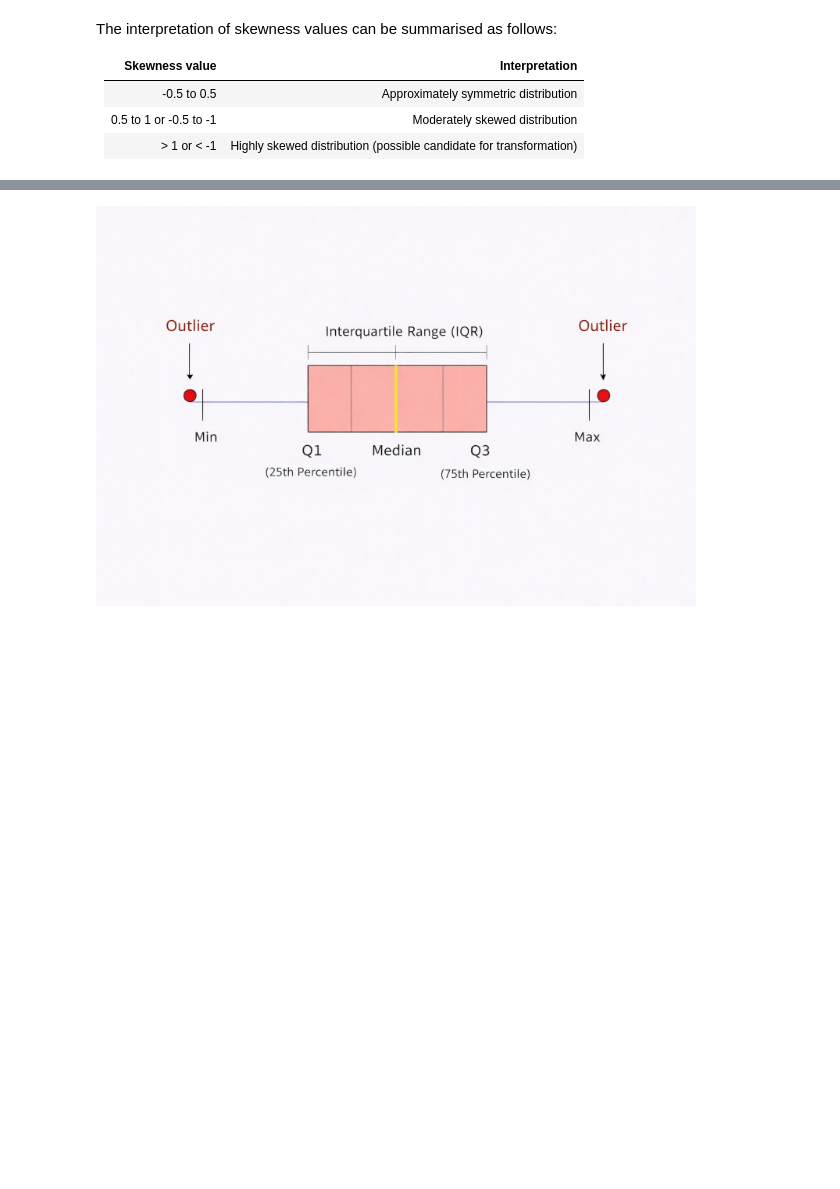
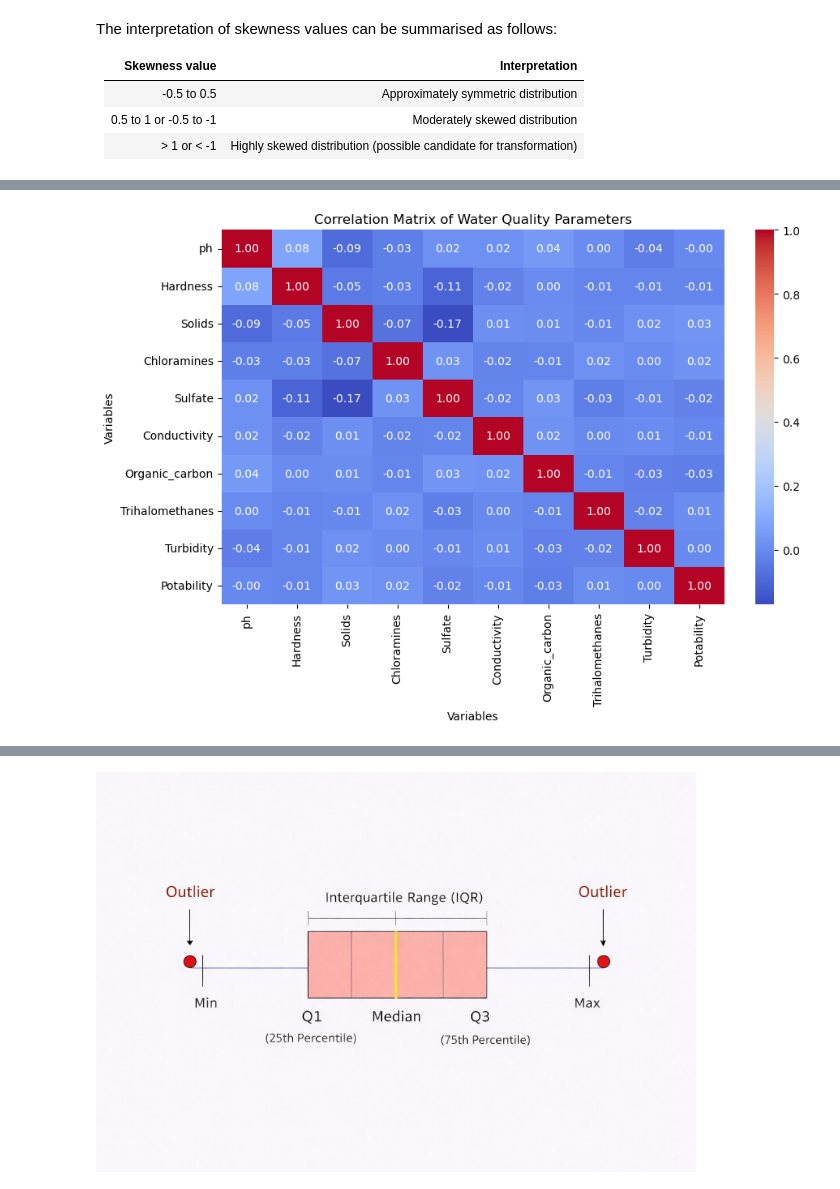
Before and after one commit to AnanyCasasManosalva/water-potability-prediction-ml, a Jupyter notebook: water_potability_prediction.ipynb, the cells around one changed output, grey strips where cells are left out. Cells and saved outputs as stored; diff of their text form; code cells hidden in the pictures; blank space fills up the shorter version.

```diff
--- a/water_potability_prediction.ipynb
+++ b/water_potability_prediction.ipynb
@@ -346,0 +419,19 @@ However, the magnitude of skewness across the variables is not extreme, suggesti
+# %%
+# Create correlation matrix for numerical variables
+correlation_matrix = water.corr()
+
+# Set figure size
+plt.figure(figsize=(10, 6))
+
+# Create heatmap
+sns.heatmap(correlation_matrix, annot=True, cmap='coolwarm', fmt='.2f')
+
+# Add title and labels
+plt.title('Correlation Matrix of Water Quality Parameters')
+plt.xlabel('Variables')
+plt.ylabel('Variables')
+
+# Display plot
+plt.show()
+# %% [output]
+[figure, added]
```
Also changed, not shown: parts of 129 cells of this notebook.
